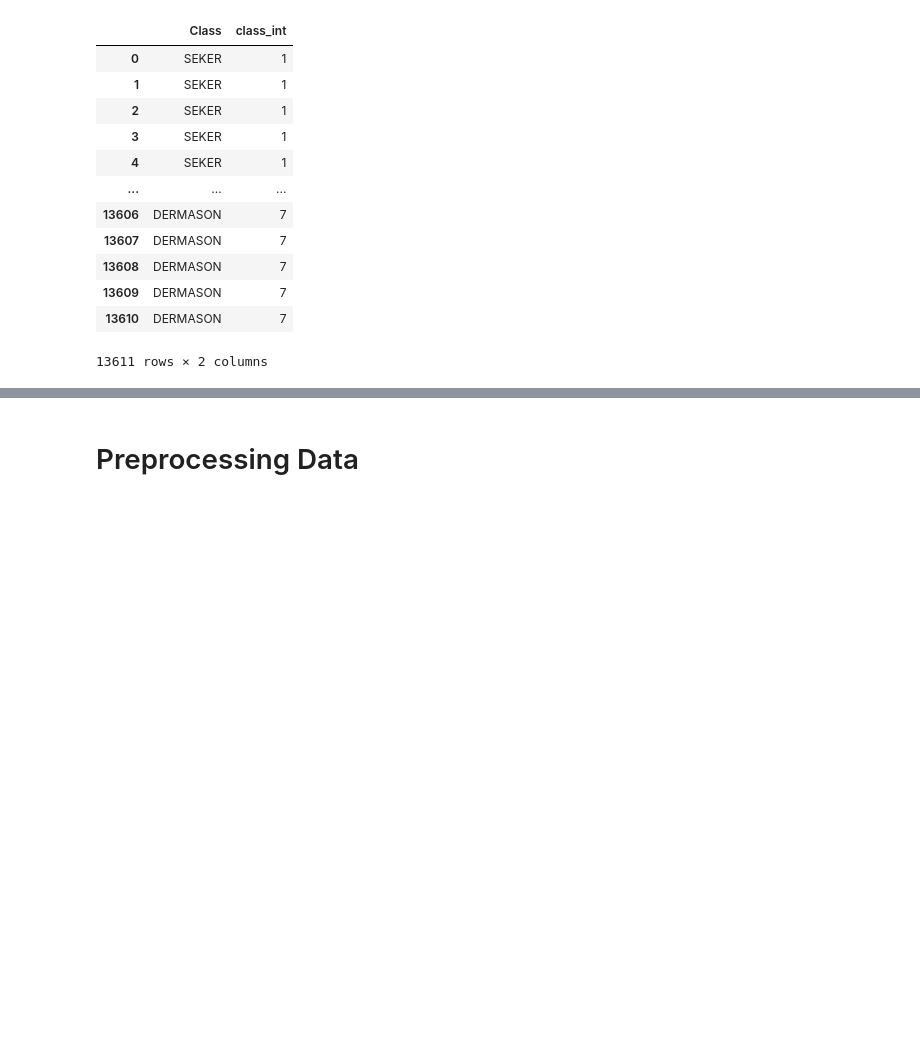
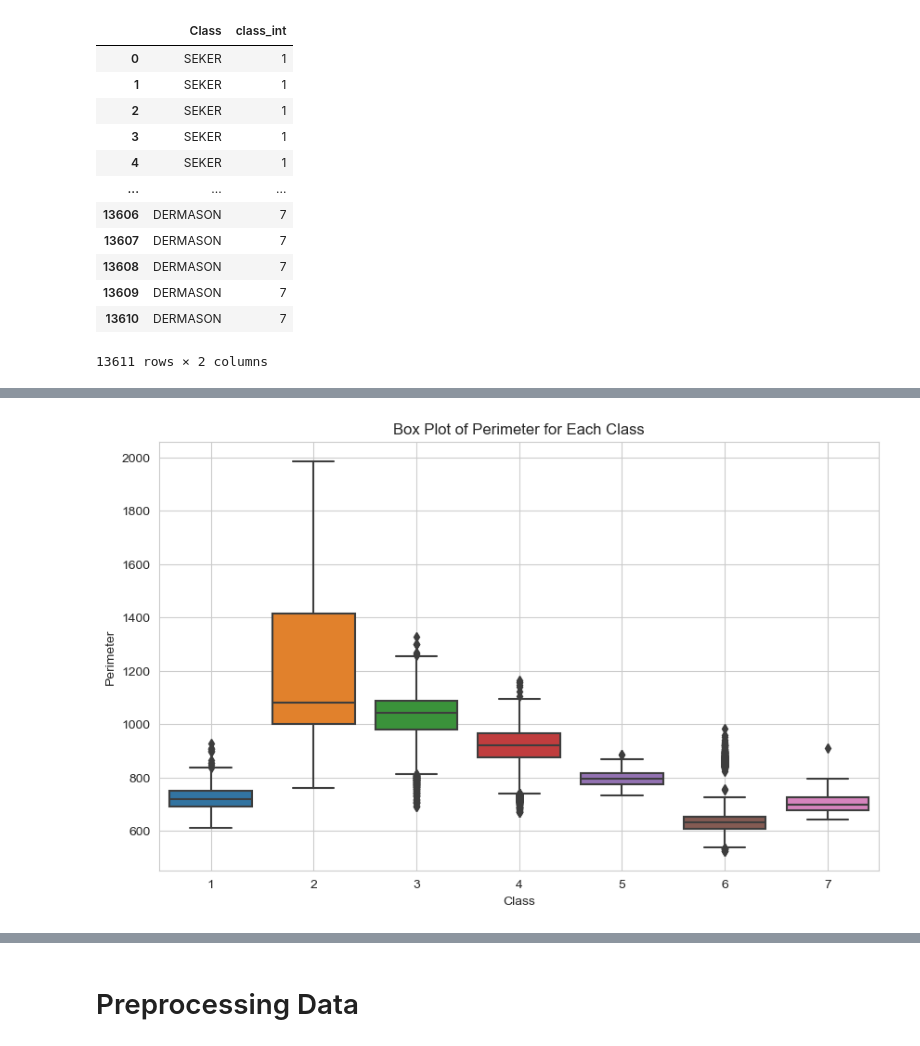
Before and after one commit to soheil-asgari/Dry-Bean-ML, a Jupyter notebook: main.ipynb, the cells around one changed output, grey strips where cells are left out. Cells and saved outputs as stored; diff of their text form; code cells hidden in the pictures; blank space fills up the shorter version.

```diff
--- a/main.ipynb
+++ b/main.ipynb
@@ -270,0 +314,10 @@ dataset_corr.corr()["class_int"].sort_values().reset_index()
+# %%
+plt.figure(figsize=(10, 6))
+sns.boxplot(x="class_int", y="Perimeter", data=dataset)
+plt.title("Box Plot of Perimeter for Each Class")
+plt.xlabel("Class")
+plt.ylabel("Perimeter")
+plt.grid(True)
+plt.show()
+# %% [output]
+[figure, added]
```
Also changed, not shown: parts of 26 cells of this notebook.
